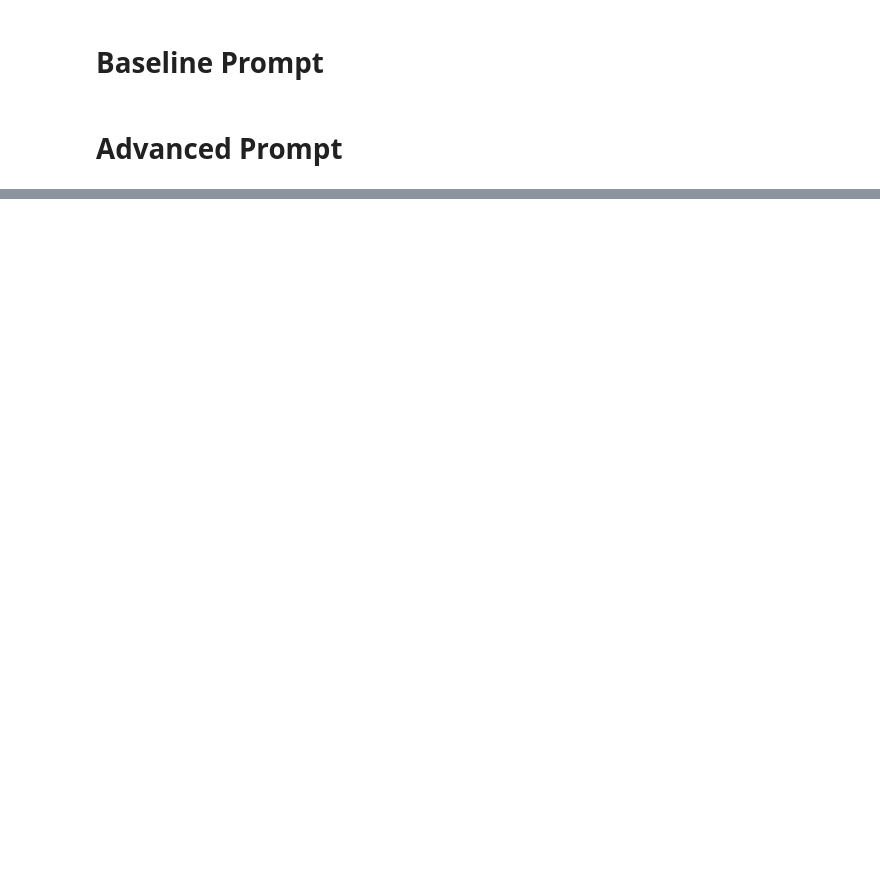
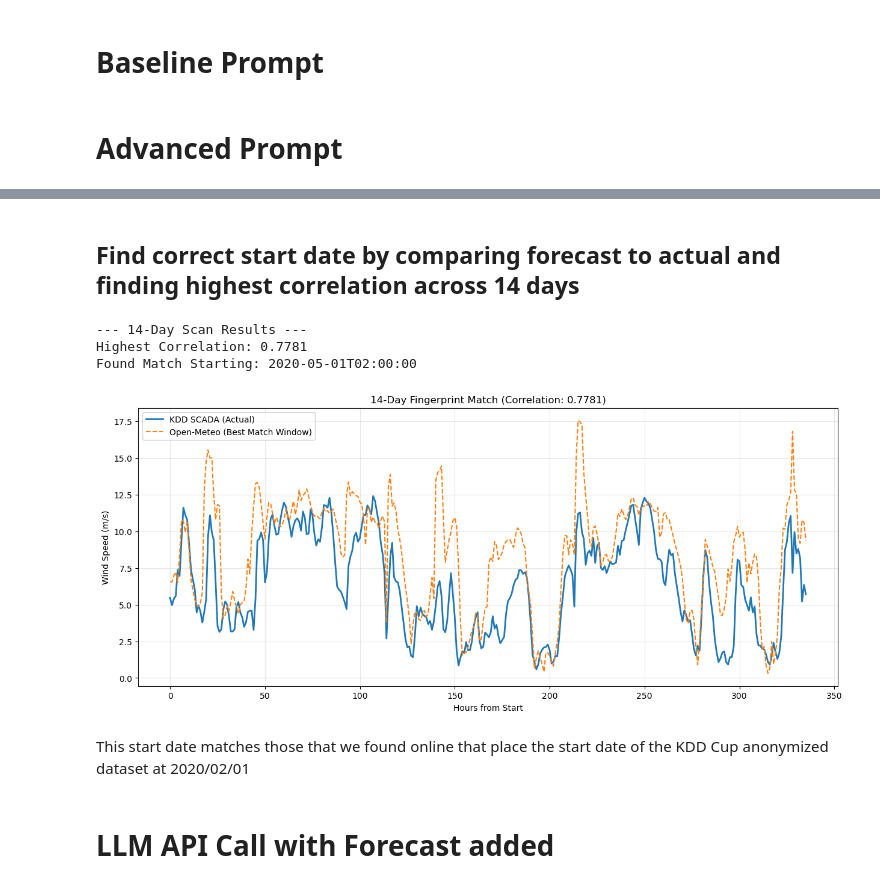
Before and after one commit to jettn/ece-285-team2, a Jupyter notebook: presentation.ipynb, the cells around one changed output, grey strips where cells are left out. Cells and saved outputs as stored; diff of their text form; code cells hidden in the pictures; blank space fills up the shorter version.

Commit message:
added final version of notebook called presentation

```diff
--- a/presentation.ipynb
+++ b/presentation.ipynb
@@ -370,0 +467,15 @@ plot_llm_predictions_vs_ground_truth(
+# %%
+import pandas as pd
+import numpy as np
+
+# 1. Prepare the KDD Data (Actuals)
+df_actuals = df.copy()
+
+# 2. Prepare the Weather Data (Forecasts)
+latitude = 40.6306
+longitude = 96.9498
+start_date = datetime(2020, 1, 1)
+end_date = datetime(2022, 1, 1)
+hourly_dataframe = get_openmeteo_wind_data(latitude, longitude, start_date, end_date)
+df_forecast = hourly_dataframe.copy()
+df_forecast.rename(columns={'date': 'timestamp'}, inplace=True)
@@ -370,0 +557,56 @@ plot_llm_predictions_vs_ground_truth(
+# %% [markdown]
+## Find correct start date by comparing forecast to actual and finding highest correlation across **14 days**
+# %%
+import pandas as pd
+import numpy as np
+
+# 1. Prepare the "Signature" (First 7 days of KDD)
+# We use the hourly averaged version we just built
+signature_len = 24 * 14  # 1 week of hourly data
+kdd_sig = df_actuals_hourly.groupby('timestamp')['Wspd'].mean().head(signature_len).values
+
+# 2. Prepare the "Search Space" (Full 2-year Weather)
+# Ensure weather_df is sorted and has no gaps
+weather_search = df_forecast.sort_values('timestamp')['wind_speed_100m'].values
+weather_times = df_forecast.sort_values('timestamp')['timestamp'].values
+
+# 3. Sliding Window Search
+correlations = []
+# We slide the KDD signature across the weather data
+for i in range(len(weather_search) - signature_len):
+    window = weather_search[i : i + signature_len]
+    # Calculate Correlation Coefficient
+    corr = np.corrcoef(kdd_sig, window)[0, 1]
+    correlations.append(corr)
+
+# 4. Find the Best Match
+best_idx = np.argmax(correlations)
+best_score = correlations[best_idx]
+best_start_date = weather_times[best_idx]
+
+print(f"--- 14-Day Scan Results ---")
+print(f"Highest Correlation: {best_score:.4f}")
+print(f"Found Match Starting: {best_start_date}")
+
+# 5. Visual Validation
+# Let's plot the match to see if they actually look similar
+best_window = weather_search[best_idx : best_idx + signature_len]
+
+plt.figure(figsize=(15, 6))
+plt.plot(range(signature_len), kdd_sig, label='KDD SCADA (Actual)', linewidth=2)
+plt.plot(range(signature_len), best_window, label='Open-Meteo (Best Match Window)', linestyle='--')
+plt.title(f"14-Day Fingerprint Match (Correlation: {best_score:.4f})")
+plt.xlabel("Hours from Start")
+plt.ylabel("Wind Speed (m/s)")
+plt.legend()
+plt.grid(True, alpha=0.3)
+plt.show()
+# %% [output]
+--- 14-Day Scan Results ---
+Highest Correlation: 0.7781
+Found Match Starting: 2020-05-01T02:00:00
+[figure, added]
+# %% [markdown]
+This start date matches those that we found online that place the start date of the KDD Cup anonymized dataset at 2020/02/01
+# %% [markdown]
+# LLM API Call with Forecast added
```
Also changed, not shown: parts of 24 cells of this notebook, 8 other files.
